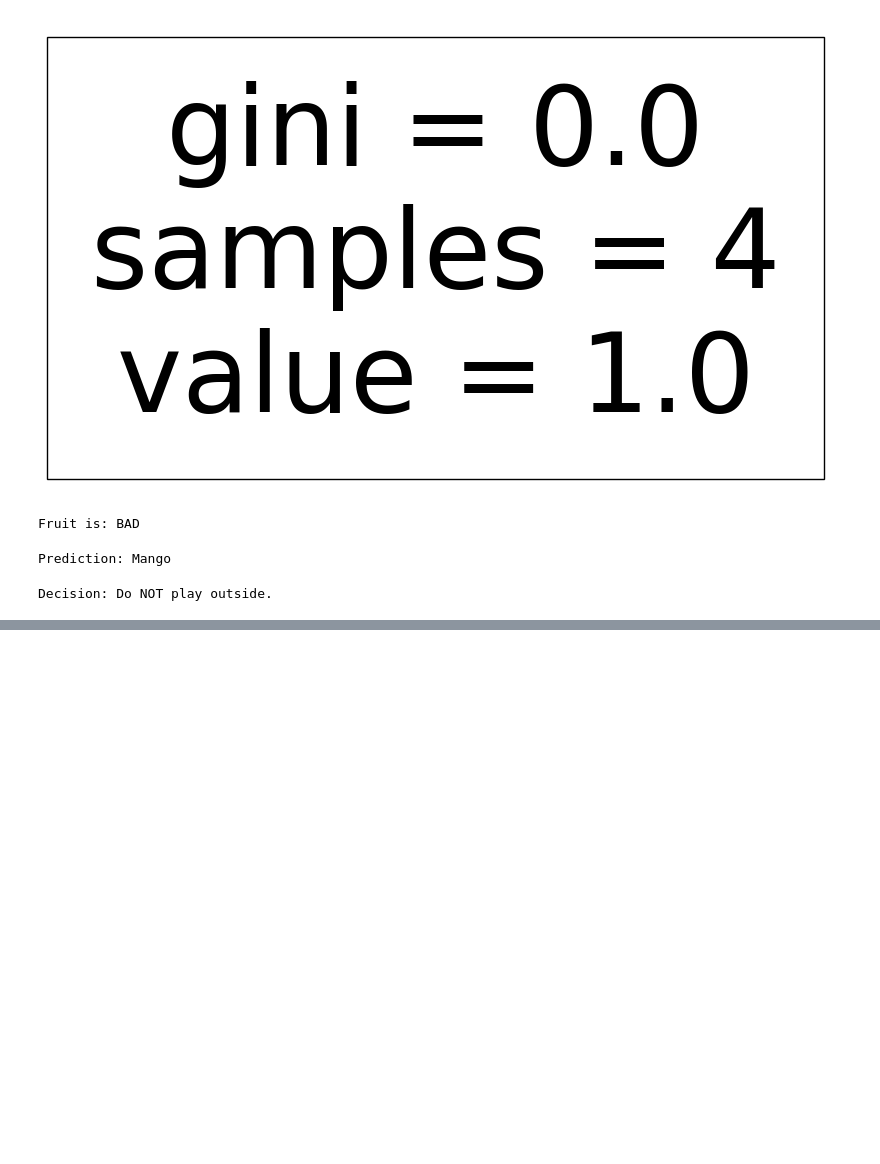
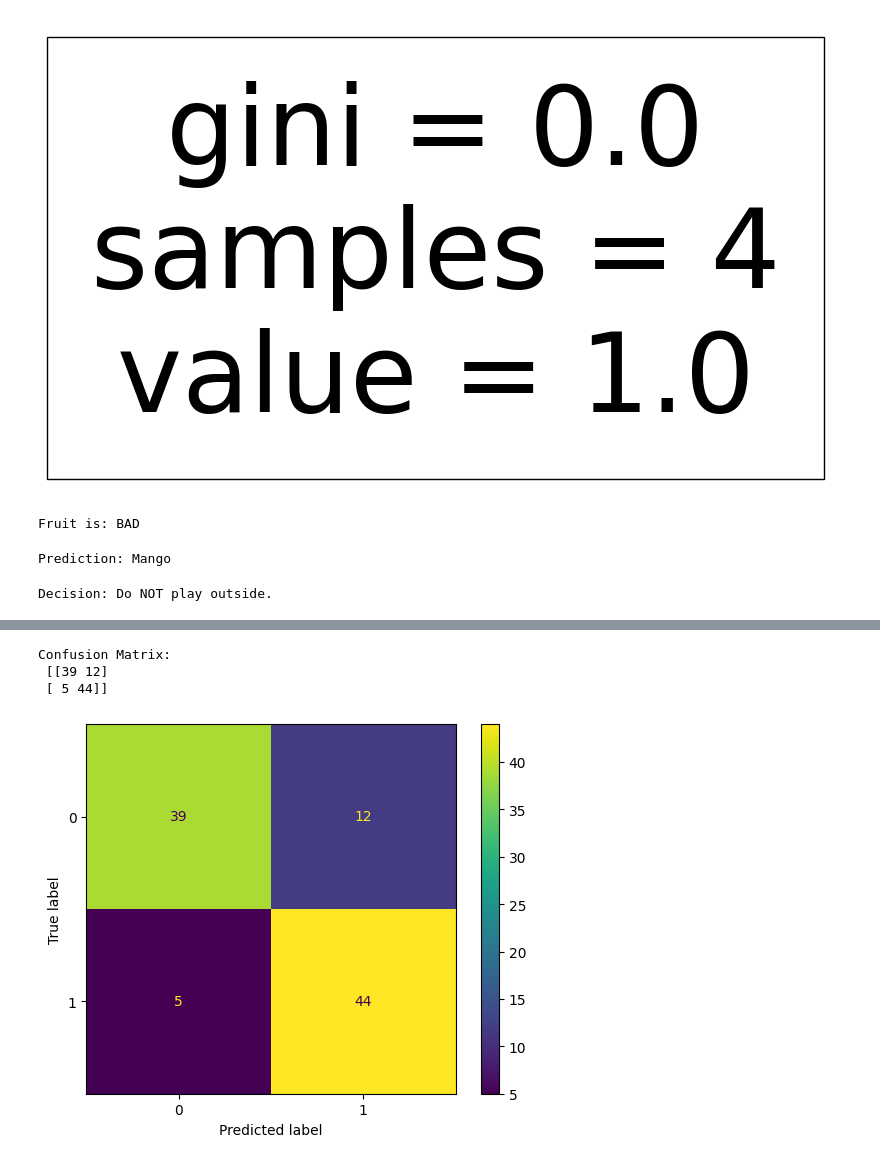
Before and after one commit to vishalshrma6168/ml2, a Jupyter notebook: ml.ipynb, the cells around one changed output, grey strips where cells are left out. Saved outputs shown, nothing was run; the diff lists cells and outputs as text; code cells hidden in the pictures; blank space fills up the shorter version.

```diff
--- a/ml.ipynb
+++ b/ml.ipynb
@@ -435,0 +475,41 @@ Decision: Do NOT play outside.
+# %%
+from sklearn.datasets import make_classification
+from sklearn.model_selection import train_test_split
+from sklearn.linear_model import LogisticRegression
+from sklearn.metrics import confusion_matrix, ConfusionMatrixDisplay
+import matplotlib.pyplot as plt
+
+# 1. Create a binary classification dataset
+X, y = make_classification(
+    n_samples=500,
+    n_features=5,
+    n_classes=2,
+    n_informative=3,
+    random_state=42
+)
+
+# 2. Split data
+X_train, X_test, y_train, y_test = train_test_split(
+    X, y, test_size=0.2, random_state=42
+)
+
+# 3. Train model
+model = LogisticRegression()
+model.fit(X_train, y_train)
+
+# 4. Predict
+y_pred = model.predict(X_test)
+
+# 5. Confusion Matrix
+cm = confusion_matrix(y_test, y_pred)
+print("Confusion Matrix:\n", cm)
+
+# 6. Plot
+disp = ConfusionMatrixDisplay(confusion_matrix=cm)
+disp.plot()
+plt.show()
+# %% [output]
+Confusion Matrix:
+ [[39 12]
+ [ 5 44]]
+[figure, added]
```
Also changed, not shown: parts of 5 cells of this notebook, 3 other files.
